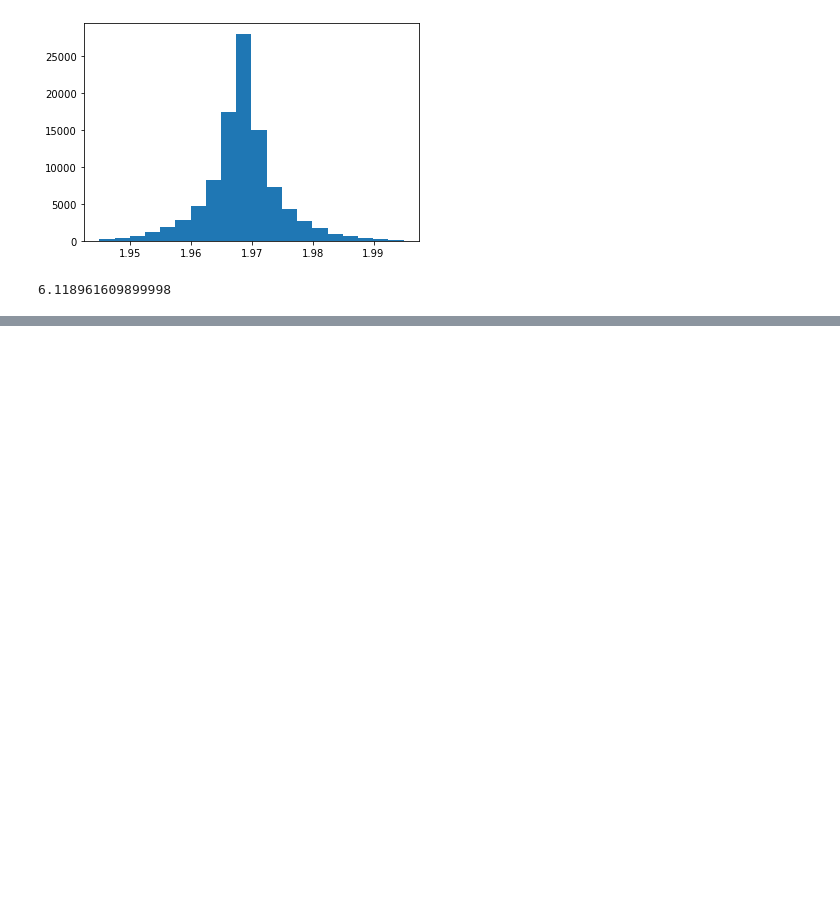
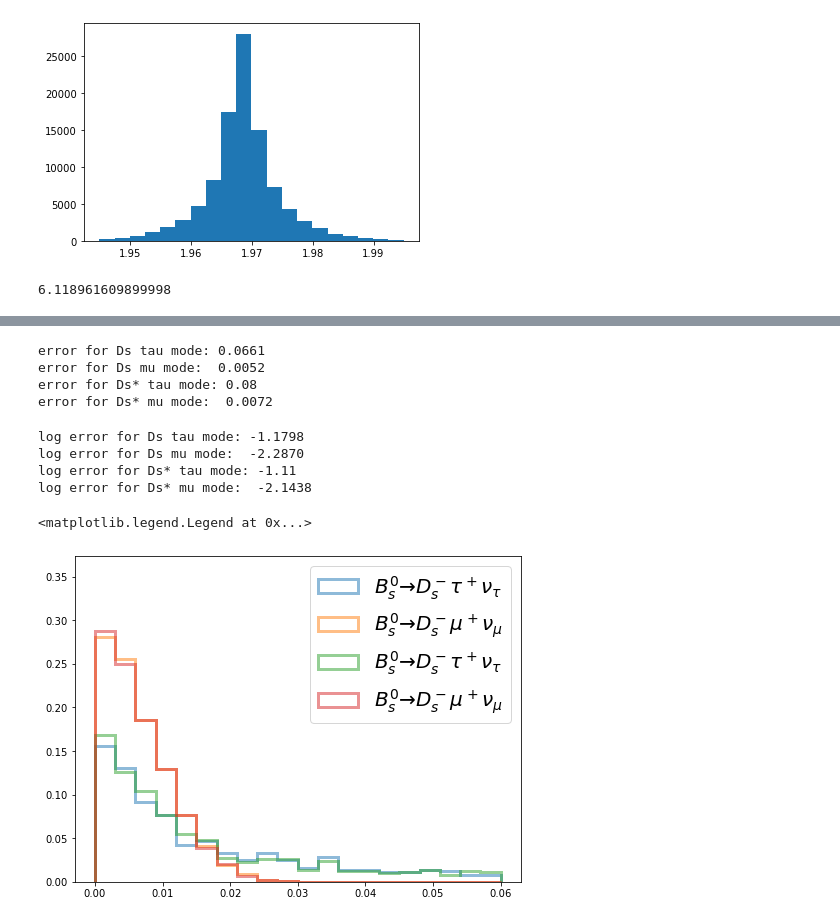
Before and after one commit to ansonkwokth/LFUV_Z-pole, a Jupyter notebook: RDs/BDTCut_v2.ipynb, the cells around one changed output, grey strips where cells are left out. Drawn from its saved outputs; the diff is of its cells as text; code cells hidden in the pictures; blank space fills up the shorter version.

```diff
--- a/RDs/BDTCut_v2.ipynb
+++ b/RDs/BDTCut_v2.ipynb
@@ -2200,0 +2262,68 @@ df_mHc[df_mHc.target!=4]['mHc'].std()*1000
+# %%
+
+X_mea0 = df_plot[(df_plot.target==0)]['sMinMuBVert']
+X_mea1 = df_plot[(df_plot.target==1)]['sMinMuBVert']
+X_mea2 = df_plot[(df_plot.target==2)]['sMinMuBVert']
+X_mea3 = df_plot[(df_plot.target==3)]['sMinMuBVert']
+
+X_tru0 = df_plot[(df_plot.target==0)]['sMinMuBVertTrue']
+X_tru1 = 0
+X_tru2 = df_plot[(df_plot.target==2)]['sMinMuBVertTrue']
+X_tru3 = 0
+
+X0 = X_mea0 - X_tru0
+X1 = X_mea1 - X_tru1
+X2 = X_mea2 - X_tru2
+X3 = X_mea3 - X_tru3
+
+W0 = df_plot[(df_plot.target==0)]['reweight']
+W1 = df_plot[(df_plot.target==1)]['reweight']
+W2 = df_plot[(df_plot.target==2)]['reweight']
+W3 = df_plot[(df_plot.target==3)]['reweight']
+
+X_Wmean0 = sum(X0 * W0) / sum(W0)
+X_Wmean1 = sum(X1 * W1) / sum(W1)
+X_Wmean2 = sum(X2 * W2) / sum(W2)
+X_Wmean3 = sum(X3 * W3) / sum(W3)
+
+print("error for Ds tau mode: {:.4f}".format((sum((X0 - X_Wmean0)**2 * W0) / (sum(W0)*(len(W0)-1)/len(W0)))**0.5))
+print("error for Ds mu mode:  {:.4f}".format((sum((X1 - X_Wmean1)**2 * W1) / (sum(W1)*(len(W1)-1)/len(W1)))**0.5))
+print("error for Ds* tau mode: {:.2f}".format((sum((X2 - X_Wmean2)**2 * W2) / (sum(W2)*(len(W2)-1)/len(W2)))**0.5))
+print("error for Ds* mu mode:  {:.4f}".format((sum((X3 - X_Wmean3)**2 * W3) / (sum(W3)*(len(W3)-1)/len(W3)))**0.5))
+# %% [output]
+error for Ds tau mode: 0.0661
+error for Ds mu mode:  0.0052
+error for Ds* tau mode: 0.08
+error for Ds* mu mode:  0.0072
+# %%
+
+print("log error for Ds tau mode: {:.4f}".format(np.log10((sum((X0 - X_Wmean0)**2 * W0) / (sum(W0)*(len(W0)-1)/len(W0)))**0.5)))
+print("log error for Ds mu mode:  {:.4f}".format(np.log10((sum((X1 - X_Wmean1)**2 * W1) / (sum(W1)*(len(W1)-1)/len(W1)))**0.5)))
+print("log error for Ds* tau mode: {:.2f}".format(np.log10((sum((X2 - X_Wmean2)**2 * W2) / (sum(W2)*(len(W2)-1)/len(W2)))**0.5)))
+print("log error for Ds* mu mode:  {:.4f}".format(np.log10((sum((X3 - X_Wmean3)**2 * W3) / (sum(W3)*(len(W3)-1)/len(W3)))**0.5)))
+# %% [output]
+log error for Ds tau mode: -1.1798
+log error for Ds mu mode:  -2.2870
+log error for Ds* tau mode: -1.11
+log error for Ds* mu mode:  -2.1438
+# %%
+df_plot['sMinMuBVertTrue'] = df_plot['sMinMuBVertTrue'].fillna(0)
+
+f = plt.figure(figsize=(8,6))
+ax1 = plt.subplot(111)
+range_=[0,0.06]
+
+ax1.margins(y=0.3)
+
+
+ax1.hist(abs(df_plot[(df_plot.target==0)]['sMinMuBVert']-df_plot[(df_plot.target==0)]['sMinMuBVertTrue']), weights=df_plot[df_plot.target==0]['reweight']/sum(df_plot[df_plot.target==0]['reweight']), bins=20, range=range_, histtype='step', lw=3, label=r'$B_s^0\to D_s^- \tau^+\nu_\tau$', alpha=0.5);
+ax1.hist(abs(df_plot[(df_plot.target==1)]['sMinMuBVert']-df_plot[(df_plot.target==1)]['sMinMuBVertTrue']), weights=df_plot[df_plot.target==1]['reweight']/sum(df_plot[df_plot.target==1]['reweight']), bins=20, range=range_, histtype='step', lw=3, label=r'$B_s^0\to D_s^- \mu^+\nu_\mu$', alpha=0.5);
+ax1.hist(abs(df_plot[(df_plot.target==2)]['sMinMuBVert']-df_plot[(df_plot.target==2)]['sMinMuBVertTrue']), weights=df_plot[df_plot.target==2]['reweight']/sum(df_plot[df_plot.target==2]['reweight']), bins=20, range=range_, histtype='step', lw=3, label=r'$B_s^0\to D_s^- \tau^+\nu_\tau$', alpha=0.5);
+ax1.hist(abs(df_plot[(df_plot.target==3)]['sMinMuBVert']-df_plot[(df_plot.target==3)]['sMinMuBVertTrue']), weights=df_plot[df_plot.target==3]['reweight']/sum(df_plot[df_plot.target==3]['reweight']), bins=20, range=range_, histtype='step', lw=3, label=r'$B_s^0\to D_s^- \mu^+\nu_\mu$', alpha=0.5);
+
+ax1.legend(loc=1, fontsize=20)
+# ax1.hist(np.log10(df_plot[(df_plot.target==0)]['sMinMuHcVertTrue']), weights=df_plot[df_plot.target==0]['reweight'], bins=20, range=range_, histtype='step', lw=3, alpha=0.5, color='C0', linestyle='--');
+# ax1.hist(np.log10(df_plot[(df_plot.target==1)]['sMinMuHcVertTrue']), weights=df_plot[df_plot.target==1]['reweight'], bins=20, range=range_, histtype='step', lw=3, alpha=0.5, color='C1', linestyle='--');
+# %% [output]
+<matplotlib.legend.Legend at 0x...>
+[figure, added]
```
Also changed, not shown: parts of 23 cells of this notebook, 5 other files.
